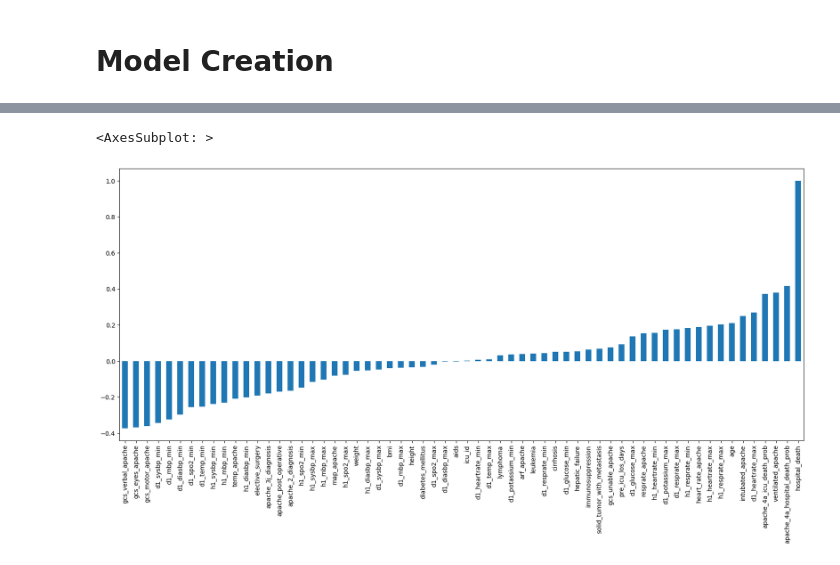
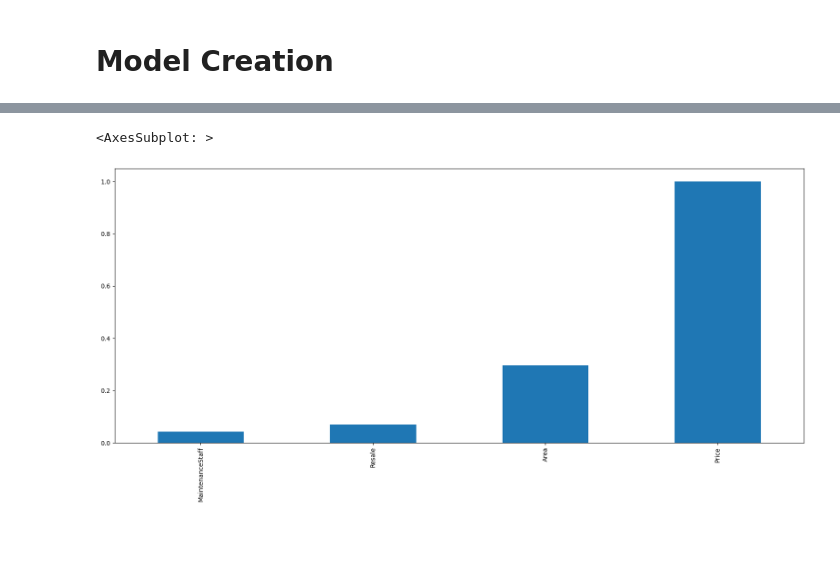
Before and after one commit to deborshi99/House_Price_prediction, a Jupyter notebook: notebooks/modelcreation.ipynb, the cells around one changed output, grey strips where cells are left out. Cells and saved outputs as stored; diff of their text form; code cells hidden in the pictures; blank space fills up the shorter version.

```diff
--- a/notebooks/modelcreation.ipynb
+++ b/notebooks/modelcreation.ipynb
@@ -13,6 +14,6 @@ import numpy as np
 # %%
 con = sqlite3.connect("../database/PreprocessData.db")
-data = pd.read_sql_query("SELECT * FROM hospitalData", con)
+data = pd.read_sql_query("SELECT * FROM houseData", con)
 # %%
 data
 # %% [output]
@@ -32,6 +33,6 @@ data
 # %%
 plt.figure(figsize=(20, 8))
-data.corr()['hospital_death'].sort_values(ascending=True).plot(kind="bar")
+data.corr()['Price'].sort_values(ascending=True).plot(kind="bar")
 # %% [output]
 <AxesSubplot: >
-[figure, old version]
+[figure, new version]
```
Also changed, not shown: parts of 20 cells of this notebook, 2 other files.
